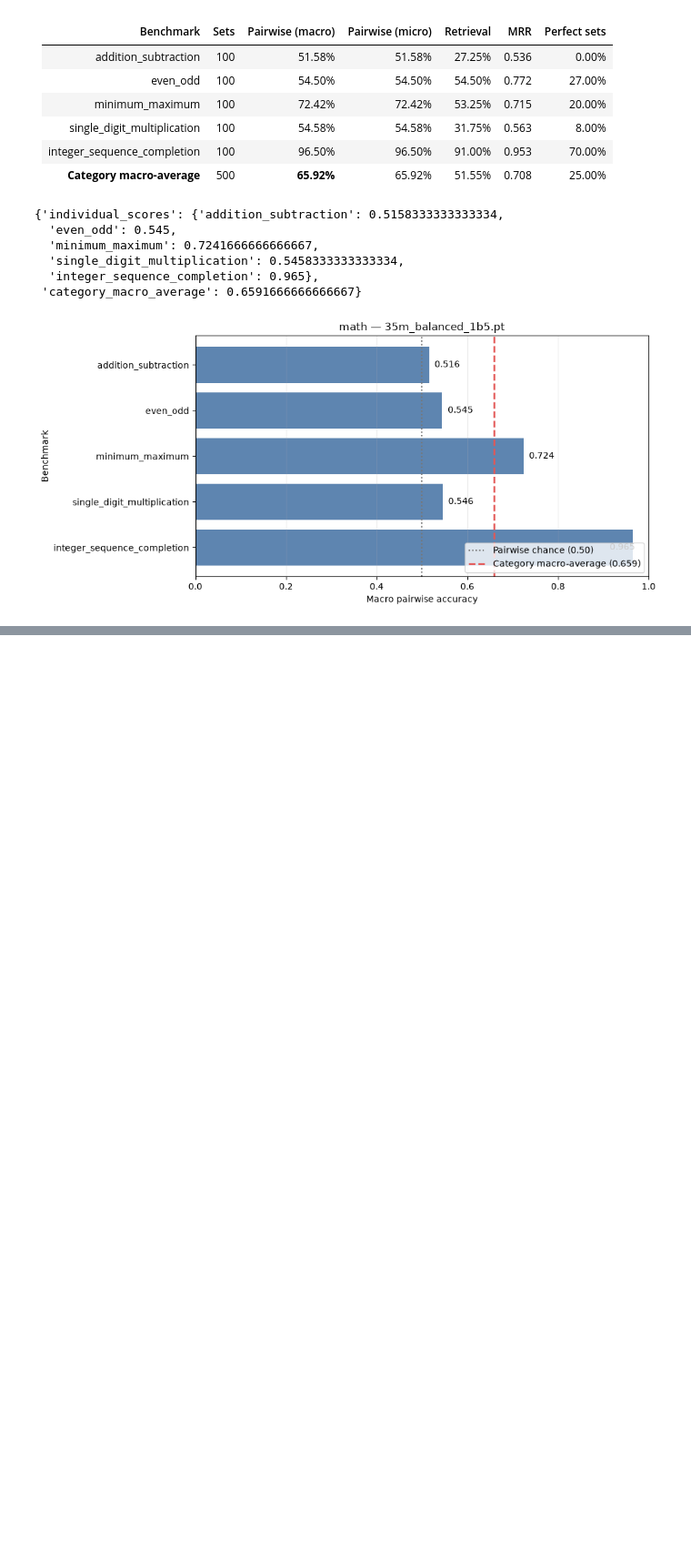
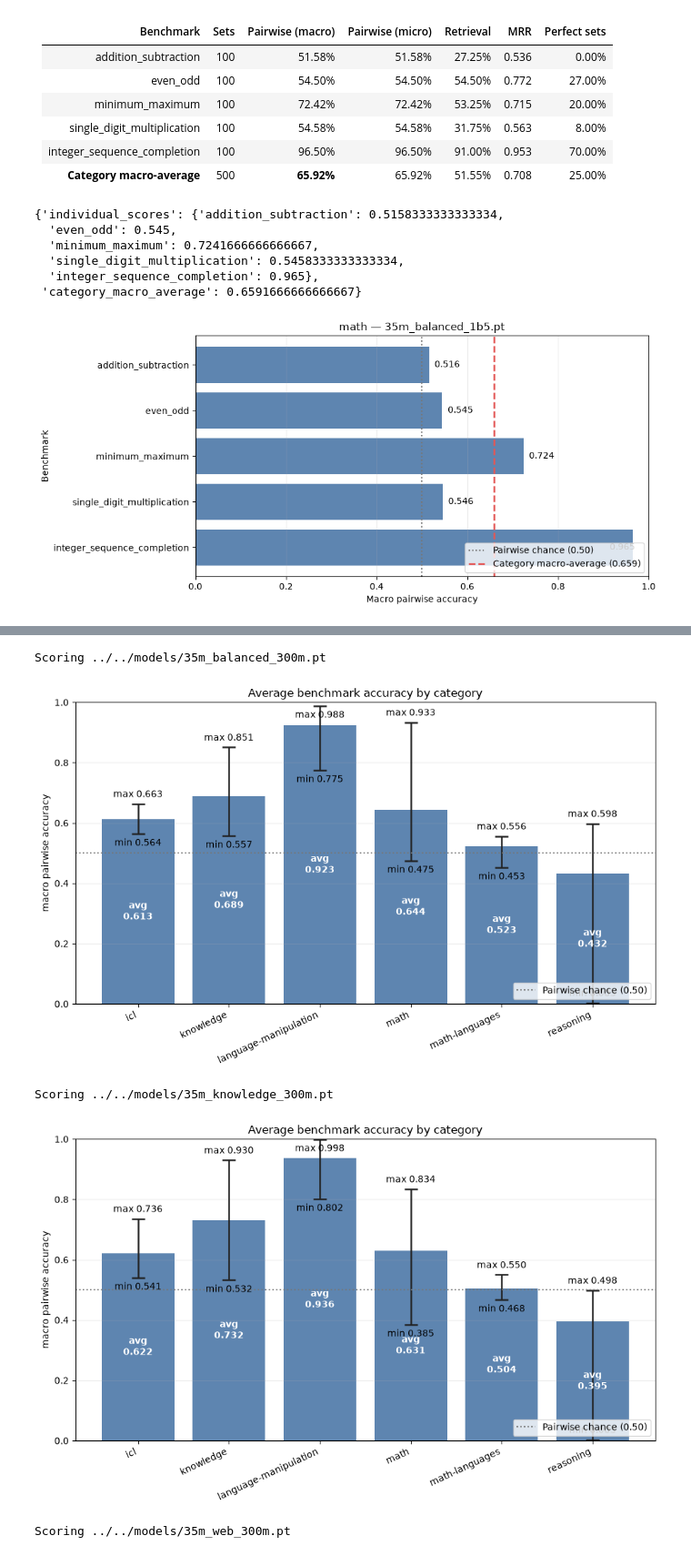
Before and after one commit to SamueleTondelli/pavullmo, a Jupyter notebook: src/evaluation/evaluate_pretrain.ipynb, the cells around one changed output, grey strips where cells are left out. Shown at 91% size. Drawn from its saved outputs; the diff is of its cells as text; code cells hidden in the pictures; blank space fills up the shorter version.

Commit message:
update plots in evaluation notebook

```diff
--- a/src/evaluation/evaluate_pretrain.ipynb
+++ b/src/evaluation/evaluate_pretrain.ipynb
@@ -548,0 +542,10 @@ Model ../../models/35m_16k_muon_4b.pt:
+# %%
+score_all_categories("../../models/35m_balanced_300m.pt", "../../src/tokenizer/production_16k/tokenizer.model", benchmarks)
+score_all_categories("../../models/35m_knowledge_300m.pt", "../../src/tokenizer/production_16k/tokenizer.model", benchmarks)
+score_all_categories("../../models/35m_web_300m.pt", "../../src/tokenizer/production_16k/tokenizer.model", benchmarks)
+# %% [output]
+Scoring ../../models/35m_balanced_300m.pt
+[figure, added]
+Scoring ../../models/35m_knowledge_300m.pt
+[figure, added]
+Scoring ../../models/35m_web_300m.pt
```
Also changed, not shown: parts of 5 cells of this notebook.
